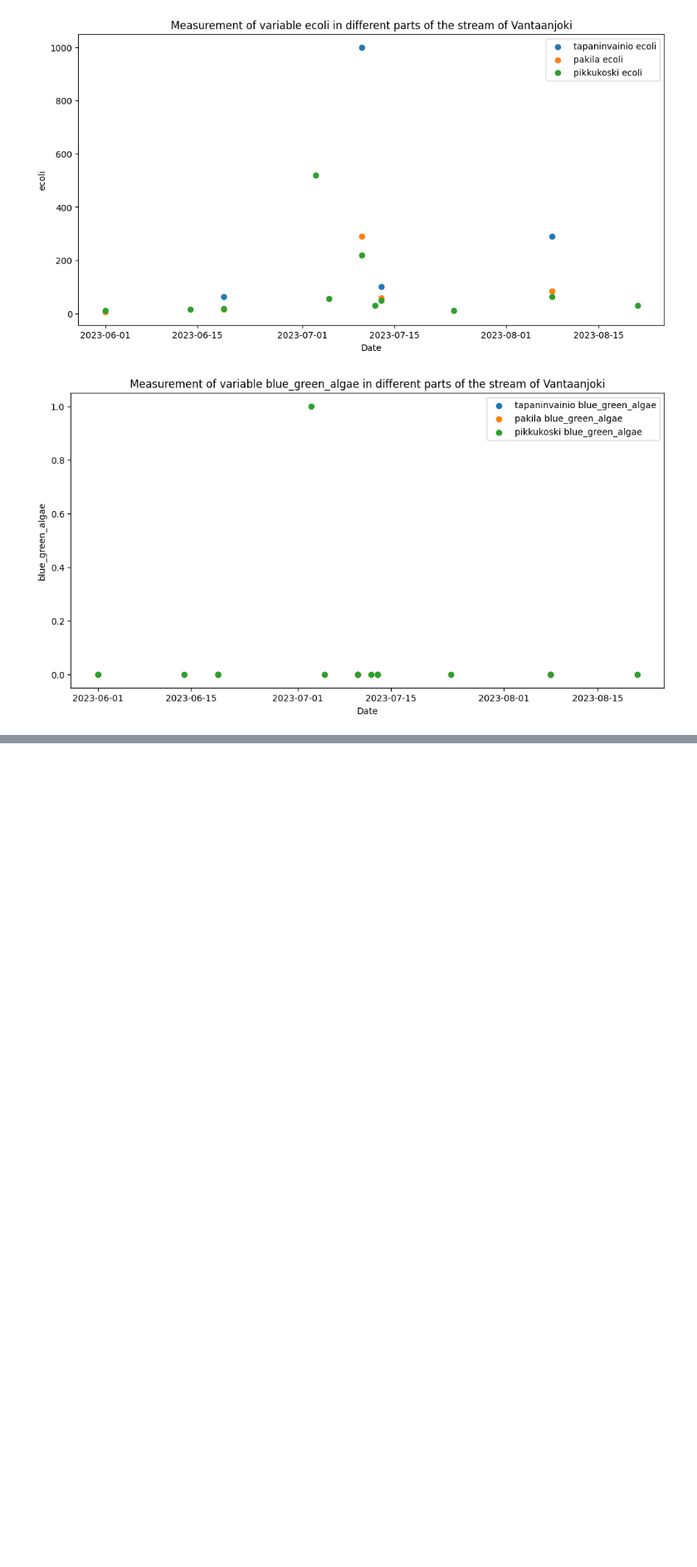
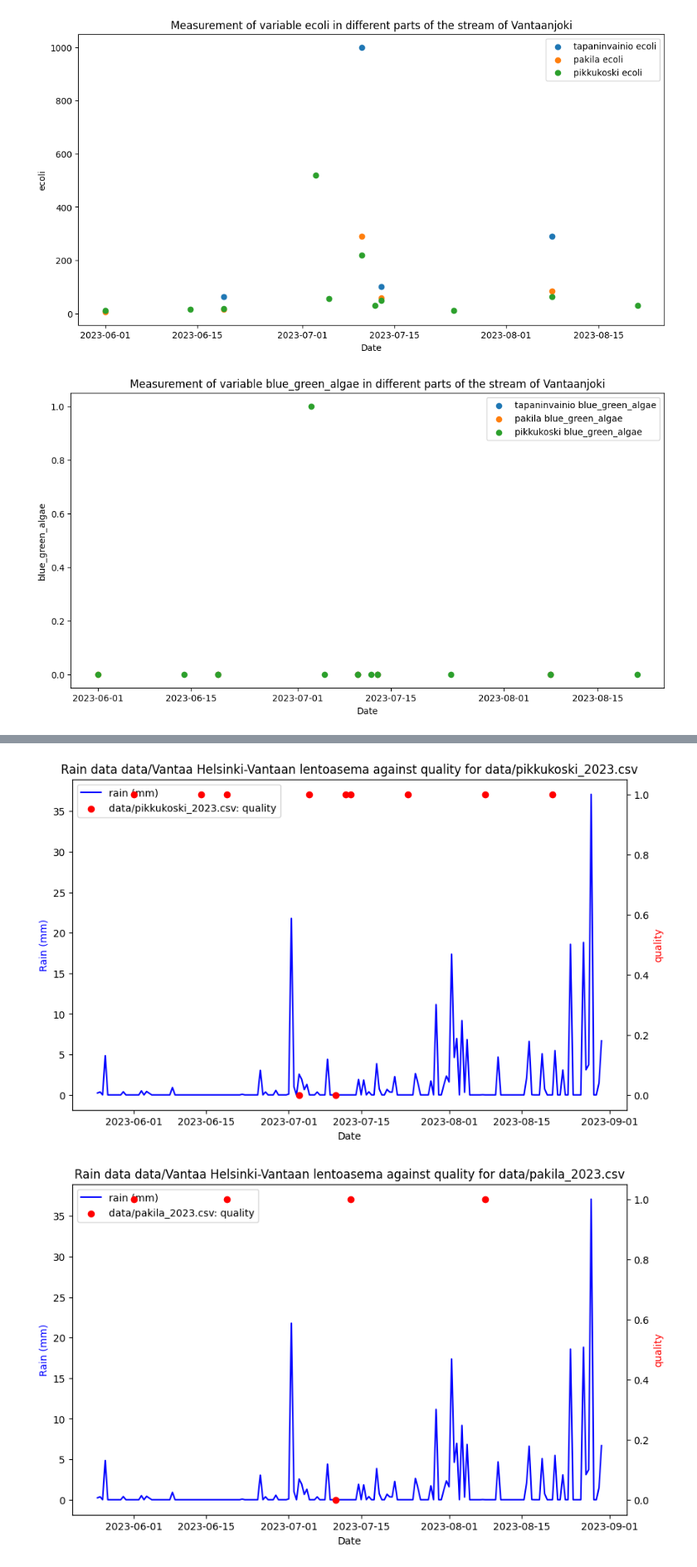
Before and after one commit to shaiggon/pikkukoski-analysis, a Jupyter notebook: analysis.ipynb, the cells around one changed output, grey strips where cells are left out. Shown at 83% size. Saved outputs shown, nothing was run; the diff lists cells and outputs as text; code cells hidden in the pictures; blank space fills up the shorter version.

Commit message:
More analysis. More data. Better readme

```diff
--- a/analysis.ipynb
+++ b/analysis.ipynb
@@ -13,6 +13,8 @@ TAPANINVAINIO_2023 = "data/tapaninvainio_2023.csv"
 
 KUMPULA_2023 = "data/Helsinki Kumpula_ 25.5.2023 - 30.8.2023_d6f3d181-df41-42ba-b2eb-77d9b687db9d.csv"
 KUMPULA_2024 = "data/Helsinki Kumpula_ 25.5.2024 - 25.6.2024_3733a5d6-a008-4858-9a88-88e3d33415e8.csv"
+HELSINKI_VANTAA_2023 = "data/Vantaa Helsinki-Vantaan lentoasema_ 25.5.2023 - 30.8.2023_195d7189-8a24-408e-832d-35df526886af.csv"
+HELSINKI_VANTAA_2024 = "data/Vantaa Helsinki-Vantaan lentoasema_ 25.5.2024 - 25.6.2024_fe257415-f7da-404c-803d-a9b6cf0f3b5f.csv"
 # %%
 data = pd.read_csv("data/pikkukoski_2023.csv")
 data["date"] = pd.to_datetime(data["date"])
@@ -216,0 +225,40 @@ plot_variable_analysis("blue_green_algae")
+# %%
+def plot_beach_with_weather_time_aggregate(water_measurement_filename: str, weather_filename: str, variable: str, resample_rate: str):
+  quality = read_pikkukoski_measurement(water_measurement_filename, 12)
+  weather = resample_weather_data(read_weather_data(weather_filename), resample_rate)
+
+  weather_station_name = weather_filename.split("_")[0]
+
+  #plt.figure(figsize=(12, 6))
+
+  fig, ax1 = plt.subplots(figsize=(10, 6))
+
+  ax1.plot(weather.index, weather["Sademäärä [mm]"], label="rain (mm)", color="blue")
+  ax1.set_xlabel("Date")
+  ax1.set_ylabel("Rain (mm)", color="blue")
+
+  ax2 = ax1.twinx()
+  ax2.scatter(quality.index, quality[variable], label=f"{water_measurement_filename}: {variable}", color="red")
+  ax2.set_ylabel(variable, color="red")
+
+  #plt.scatter(quality.index, quality[variable], label=f"{water_measurement_filename}: {variable}")
+
+  #plt.plot(weather.index, weather["Ilman lämpötila [°C]"], label="temperature")
+  #plt.plot(weather.index, weather["Sademäärä [mm]"], label="rain (mm)")
+
+  lines_1, labels_1 = ax1.get_legend_handles_labels()
+  lines_2, labels_2 = ax2.get_legend_handles_labels()
+  ax1.legend(lines_1 + lines_2, labels_1 + labels_2, loc="upper left")
+
+  plt.title(f"Rain data {weather_station_name} against {variable} for {water_measurement_filename}")
+  plt.xlabel("Date")
+  #plt.ylabel("Measurements")
+  #plt.legend()
+  plt.show()
+# %%
+plot_beach_with_weather_time_aggregate(PIKKUKOSKI_2023, HELSINKI_VANTAA_2023, "quality", "12h")
+plot_beach_with_weather_time_aggregate(PAKILA_2023, HELSINKI_VANTAA_2023, "quality", "12h")
+plot_beach_with_weather_time_aggregate(TAPANINVAINIO_2023, HELSINKI_VANTAA_2023, "quality", "12h")
+# %% [output]
+[figure, added]
+[figure, added]
```
Also changed, not shown: parts of 4 cells of this notebook, 23 other files.
